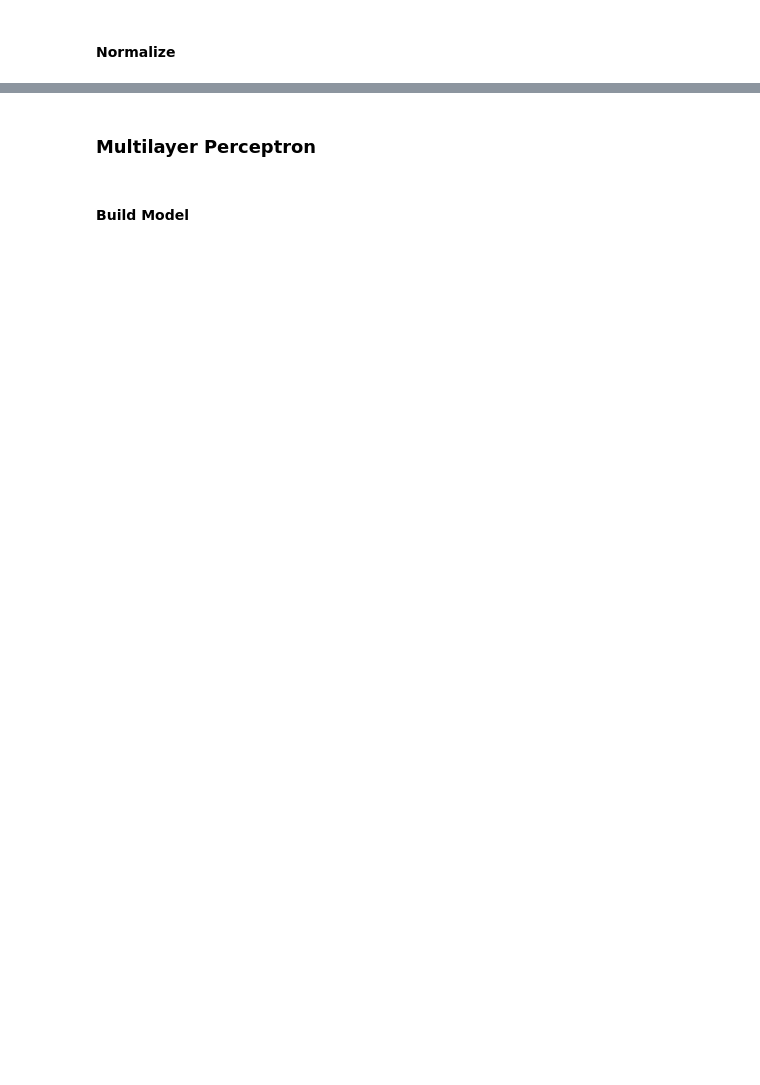
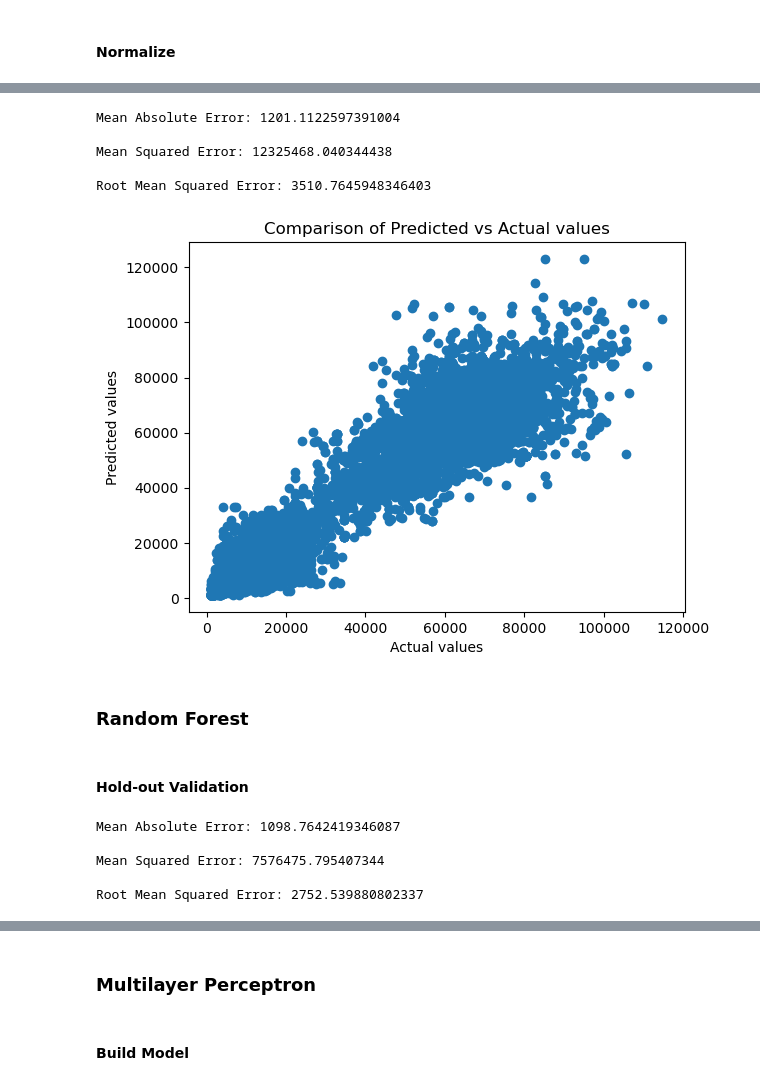
Before and after one commit to orlandopalmeira/Trabalho-DAA-2023-2024, a Jupyter notebook: Tarefa_1/tarefa_1_modelacao_2_dataset.ipynb, the cells around one changed output, grey strips where cells are left out. Cells and saved outputs as stored; diff of their text form; code cells hidden in the pictures; blank space fills up the shorter version.

```diff
--- a/Tarefa_1/tarefa_1_modelacao_2_dataset.ipynb
+++ b/Tarefa_1/tarefa_1_modelacao_2_dataset.ipynb
@@ -353,0 +422,32 @@ Root Mean Squared Error: 5123.0901233568065
+# %%
+printMetrics(grid_predictionDTR)
+# %% [output]
+Mean Absolute Error: 1201.1122597391004
+
+Mean Squared Error: 12325468.040344438
+
+Root Mean Squared Error: 3510.7645948346403
+# %%
+plotPrediction(grid_predictionDTR)
+# %% [output]
+[figure, added]
+# %% [markdown]
+### Random Forest
+# %% [markdown]
+#### Hold-out Validation
+# %%
+from sklearn.ensemble import RandomForestRegressor
+
+rfr = RandomForestRegressor(random_state=2023)
+rfr.fit(X_train, y_train)
+predictionRFR = rfr.predict(X_test)
+
+predictionRFR = denormalize(predictionRFR, encoding)
+
+printMetrics(predictionRFR)
+# %% [output]
+Mean Absolute Error: 1098.7642419346087
+
+Mean Squared Error: 7576475.795407344
+
+Root Mean Squared Error: 2752.539880802337
```
Also changed, not shown: parts of 64 cells of this notebook.
